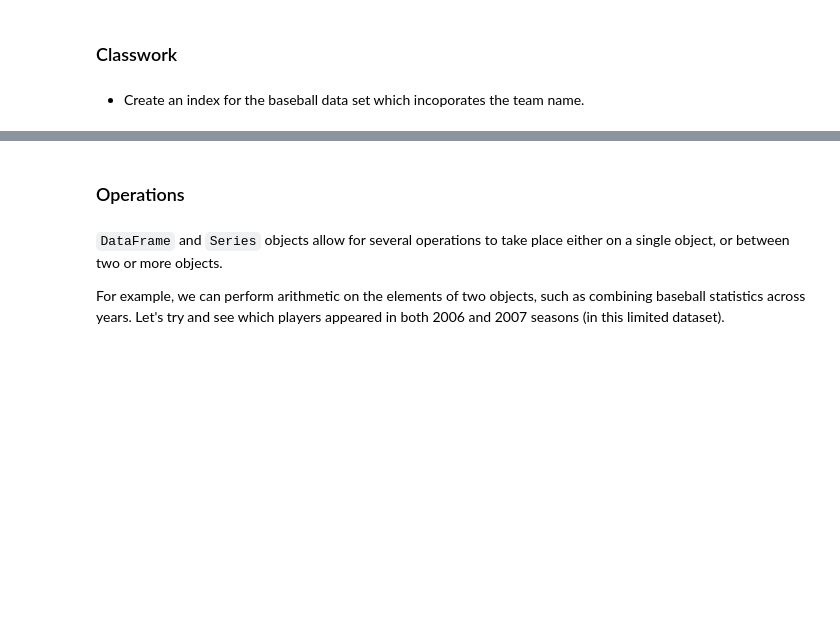
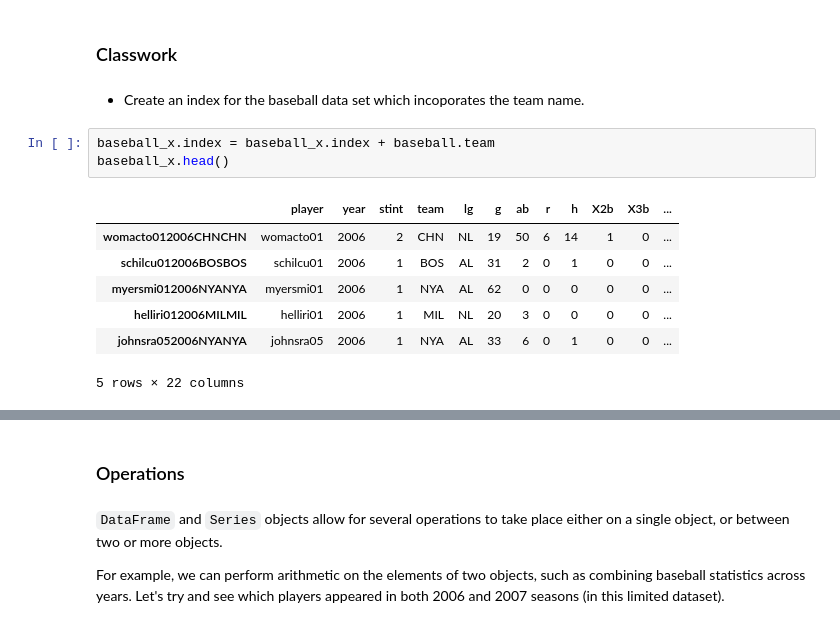
Before and after one commit to vitaminf/DS_HK_3, a Jupyter notebook: notebooks/04 - Querying Data.ipynb, the cells around one changed output, grey strips where cells are left out. Drawn from its saved outputs; the diff is of its cells as text; blank space fills up the shorter version.

```diff
--- a/notebooks/04 - Querying Data.ipynb
+++ b/notebooks/04 - Querying Data.ipynb
@@ -586,6 +751,17 @@ baseball_x.ix[:'myersmi012006', 'hr']
 ### Classwork
 # %% [markdown]
 * Create an index for the baseball data set which incoporates the team name.
+# %%
+baseball_x.index = baseball_x.index + baseball.team
+baseball_x.head()
+# %% [output]
+|  | player | year | stint | team | lg | g | ab | r | h | X2b | X3b | ... |
+| womacto012006CHNCHN | womacto01 | 2006 | 2 | CHN | NL | 19 | 50 | 6 | 14 | 1 | 0 | ... |
+| schilcu012006BOSBOS | schilcu01 | 2006 | 1 | BOS | AL | 31 | 2 | 0 | 1 | 0 | 0 | ... |
+| myersmi012006NYANYA | myersmi01 | 2006 | 1 | NYA | AL | 62 | 0 | 0 | 0 | 0 | 0 | ... |
+| helliri012006MILMIL | helliri01 | 2006 | 1 | MIL | NL | 20 | 3 | 0 | 0 | 0 | 0 | ... |
+| johnsra052006NYANYA | johnsra05 | 2006 | 1 | NYA | AL | 33 | 6 | 0 | 1 | 0 | 0 | ... |
+5 rows × 22 columns
 # %% [markdown]
 ![break](assets/code.png)
 # %% [markdown]
```
Also changed, not shown: parts of 37 cells of this notebook, 4 other files.
